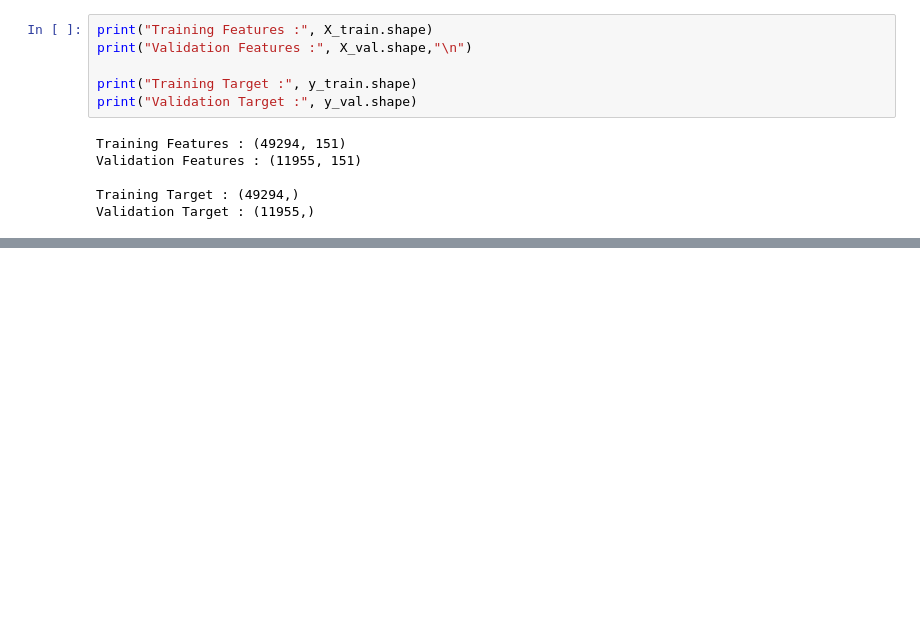
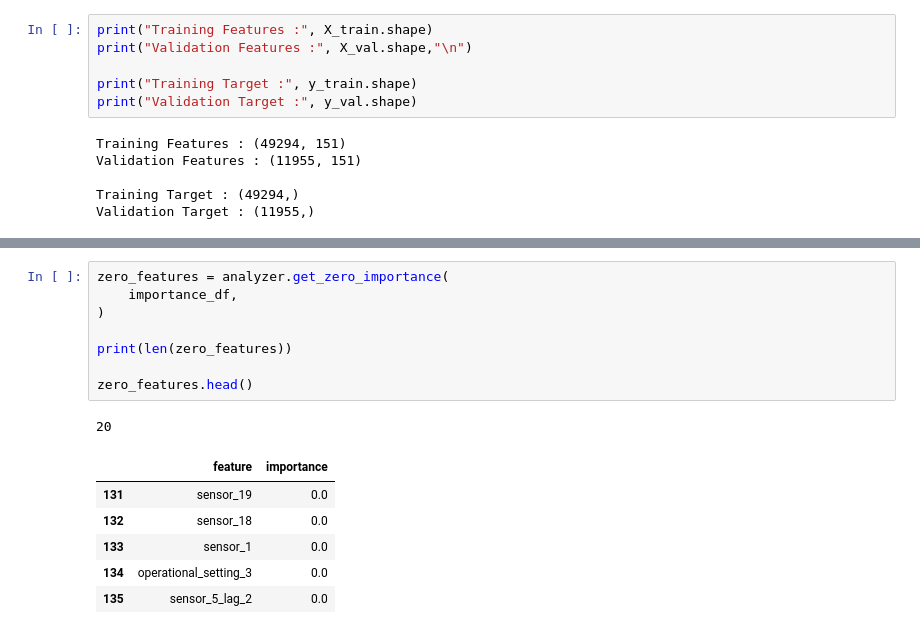
Before and after one commit to MohamedElbadawy1/Predictive-Maintenance-RUL, a Jupyter notebook: notebooks/11_baseline_models.ipynb, the cells around one changed output, grey strips where cells are left out. Drawn from its saved outputs; the diff is of its cells as text; blank space fills up the shorter version.

```diff
--- a/notebooks/11_random_forest_baseline.ipynb
+++ b/notebooks/11_baseline_models.ipynb
@@ -253,0 +304,16 @@ tracker.save_summary(
+# %%
+zero_features = analyzer.get_zero_importance(
+    importance_df,
+)
+
+print(len(zero_features))
+
+zero_features.head()
+# %% [output]
+20
+|  | feature | importance |
+| 131 | sensor_19 | 0.0 |
+| 132 | sensor_18 | 0.0 |
+| 133 | sensor_1 | 0.0 |
+| 134 | operational_setting_3 | 0.0 |
+| 135 | sensor_5_lag_2 | 0.0 |
```
Also changed, not shown: parts of 9 cells of this notebook, 28 other files.
